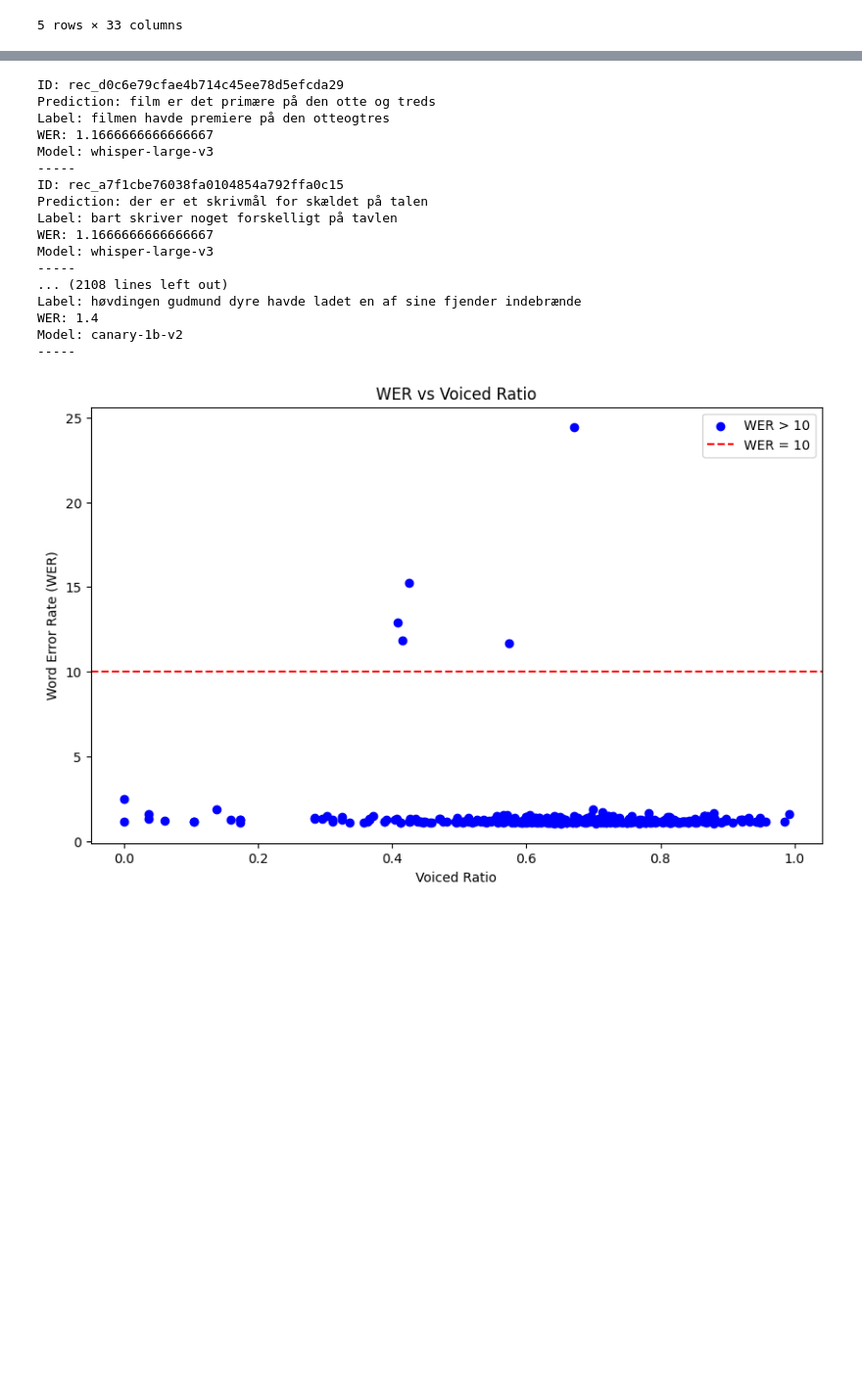
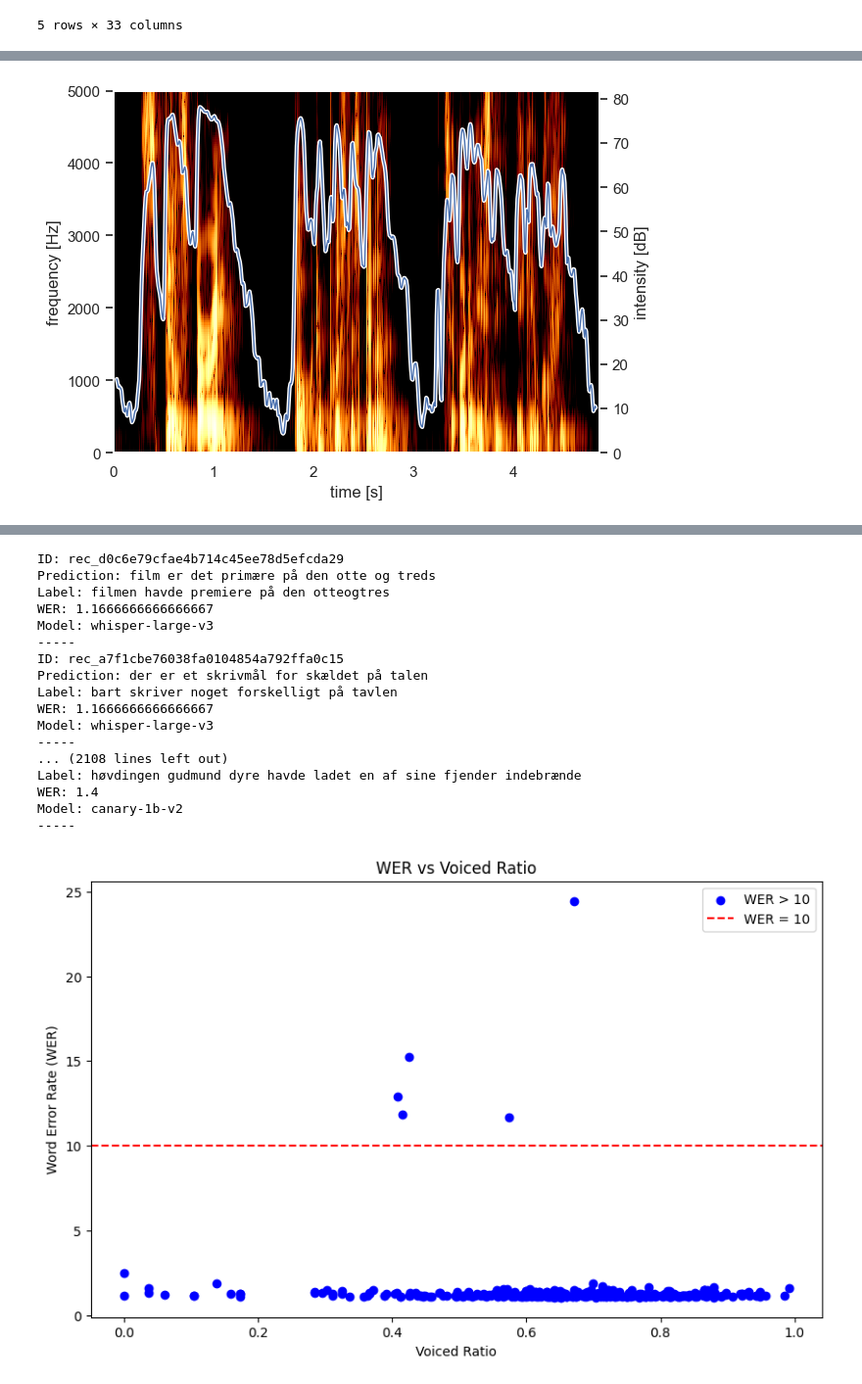
Before and after one commit to jhoffe/master_thesis, a Jupyter notebook: notebooks/evaluate_model.ipynb, the cells around one changed output, grey strips where cells are left out. Shown at 98% size. Drawn from its saved outputs; the diff is of its cells as text; code cells hidden in the pictures; blank space fills up the shorter version.

```diff
--- a/notebooks/evaluate_model.ipynb
+++ b/notebooks/evaluate_model.ipynb
@@ -102,0 +243,89 @@ Model: canary-1b-v2, Pearson Correlation: -0.0436, P-value: 1.8420e-01
+# %%
+import parselmouth
+
+sns.set() # Use seaborn's default style to make attractive graphs
+plt.rcParams['figure.dpi'] = 100 # Show nicely large images in this notebook
+
+y, sr = this['audio']['array'], this['audio']['sampling_rate']
+
+snd = parselmouth.Sound(y, sr)
+time_step = 0.005  # 5 ms
+pitch_floor = 60 # Hz
+pitch_ceiling = 700  # Hz
+pitch = snd.to_pitch(time_step=time_step,
+                     pitch_floor=pitch_floor,
+                     pitch_ceiling=pitch_ceiling)
+
+f0_values = pitch.selected_array['frequency']
+f0_values = f0_values[f0_values > 0]  # remove unvoiced parts
+
+print("Estimated F0:", f0_values.mean())
+
+pitch_values = pitch.selected_array['frequency']
+voiced_frames = np.sum(pitch_values > 0)
+total_frames = len(pitch_values)
+voiced_ratio = voiced_frames / total_frames
+print("Voiced Ratio:", voiced_ratio)
+print("Mean Pitch (Hz):", np.mean(f0_values))
+print("Median Pitch (Hz):", np.median(f0_values))
+
+def draw_pitch(pitch):
+    # Extract selected pitch contour, and
+    # replace unvoiced samples by NaN to not plot
+    pitch_values = pitch.selected_array['frequency']
+    pitch_values[pitch_values==0] = np.nan
+    plt.plot(pitch.xs(), pitch_values, 'o', markersize=5, color='w')
+    plt.plot(pitch.xs(), pitch_values, 'o', markersize=2)
+    plt.grid(False)
+    plt.ylim(0, pitch.ceiling)
+    plt.ylabel("fundamental frequency [Hz]")
+
+
+def draw_spectrogram(spectrogram, dynamic_range=70):
+    X, Y = spectrogram.x_grid(), spectrogram.y_grid()
+    sg_db = 10 * np.log10(spectrogram.values)
+    plt.pcolormesh(X, Y, sg_db, vmin=sg_db.max() - dynamic_range, cmap='afmhot')
+    plt.ylim([spectrogram.ymin, spectrogram.ymax])
+    plt.xlabel("time [s]")
+    plt.ylabel("frequency [Hz]")
+
+def draw_intensity(intensity):
+    plt.plot(intensity.xs(), intensity.values.T, linewidth=3, color='w')
+    plt.plot(intensity.xs(), intensity.values.T, linewidth=1)
+    plt.grid(False)
+    plt.ylim(0)
+    plt.ylabel("intensity [dB]")
+
+# create spectrogram and intensity objects
+spectrogram = snd.to_spectrogram()
+intensity = snd.to_intensity()
+
+# plot spectrogram with intensity overlay
+intensity = snd.to_intensity()
+spectrogram = snd.to_spectrogram()
+plt.figure()
+draw_spectrogram(spectrogram)
+plt.twinx()
+draw_intensity(intensity)
+plt.xlim([snd.xmin, snd.xmax])
+plt.show()
+
+# If desired, pre-emphasize the sound fragment before calculating the spectrogram
+#pre_emphasized_snd = snd.copy()
+#pre_emphasized_snd.pre_emphasize()
+#spectrogram = pre_emphasized_snd.to_spectrogram(window_length=0.03, maximum_frequency=8000)
+
+plt.figure()
+draw_spectrogram(spectrogram)
+plt.twinx()
+draw_pitch(pitch)
+plt.xlim([snd.xmin, snd.xmax])
+plt.show()
+
+plt.figure()
+plt.plot(snd.xs(), snd.values.T, linewidth=0.25)
+plt.xlim([snd.xmin, snd.xmax])
+plt.xlabel("time [s]")
+plt.ylabel("amplitude")
+plt.show() # or plt.savefig("sound.png"), or plt.savefig("sound.pdf")
+# %% [output]
@@ -102,0 +336 @@ Model: canary-1b-v2, Pearson Correlation: -0.0436, P-value: 1.8420e-01
+[figure, added]
```
Also changed, not shown: parts of 9 cells of this notebook, 3 other files.
